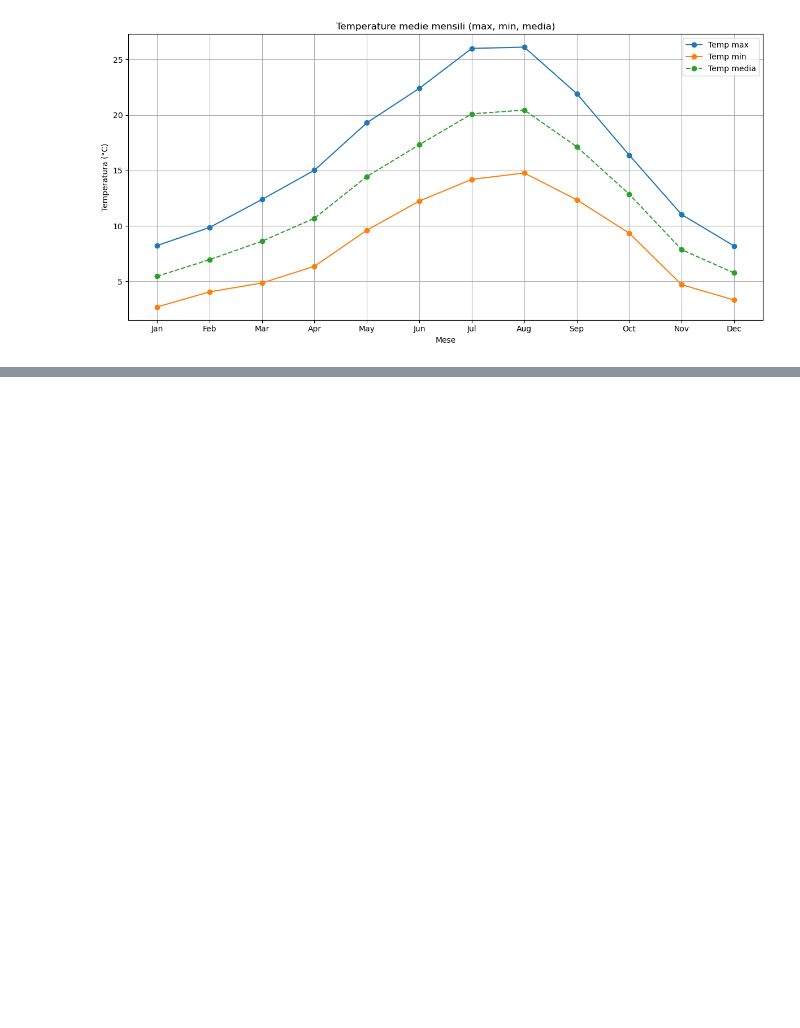
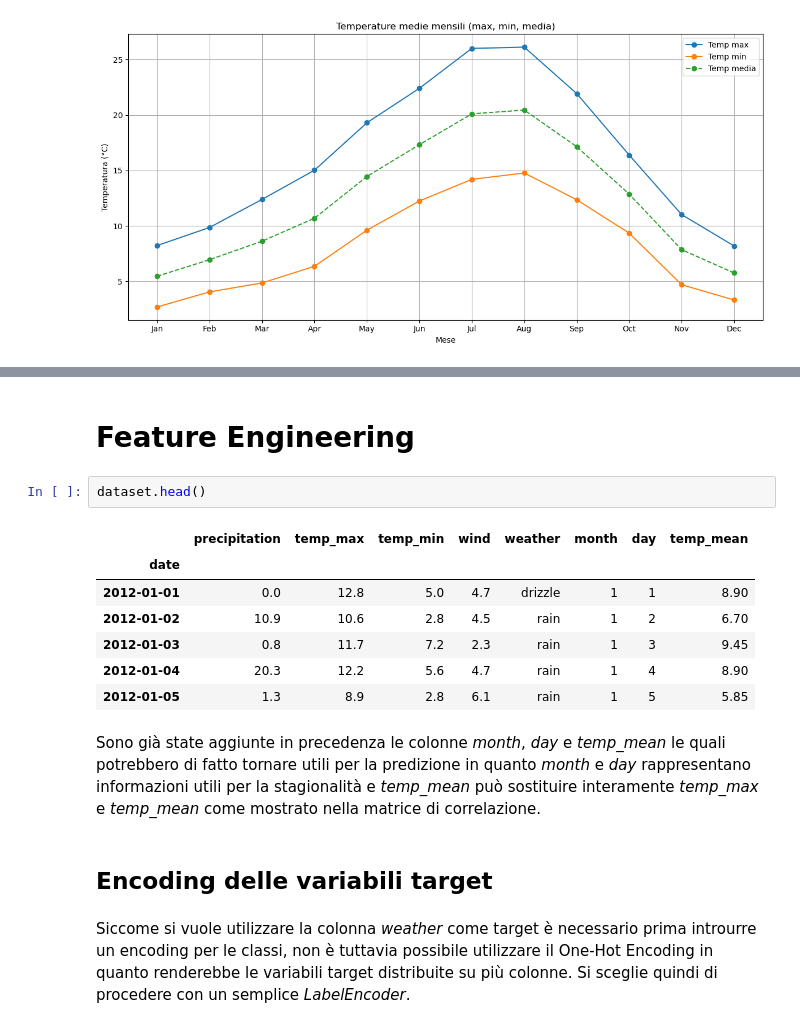
Before and after one commit to Orbmad/Data_Intensive_project, a Jupyter notebook: weather_predictions.ipynb, the cells around one changed output, grey strips where cells are left out. Drawn from its saved outputs; the diff is of its cells as text; blank space fills up the shorter version.

Commit message:
Added features engineering

```diff
--- a/weather_predictions.ipynb
+++ b/weather_predictions.ipynb
@@ -186,0 +205,18 @@ plt.show()
+# %% [markdown]
+# Feature Engineering
+# %%
+dataset.head()
+# %% [output]
+|  | precipitation | temp_max | temp_min | wind | weather | month | day | temp_mean |
+| date |  |  |  |  |  |  |  |  |
+| 2012-01-01 | 0.0 | 12.8 | 5.0 | 4.7 | drizzle | 1 | 1 | 8.90 |
+| 2012-01-02 | 10.9 | 10.6 | 2.8 | 4.5 | rain | 1 | 2 | 6.70 |
+| 2012-01-03 | 0.8 | 11.7 | 7.2 | 2.3 | rain | 1 | 3 | 9.45 |
+| 2012-01-04 | 20.3 | 12.2 | 5.6 | 4.7 | rain | 1 | 4 | 8.90 |
+| 2012-01-05 | 1.3 | 8.9 | 2.8 | 6.1 | rain | 1 | 5 | 5.85 |
+# %% [markdown]
+Sono già state aggiunte in precedenza le colonne *month*, *day* e *temp_mean* le quali potrebbero di fatto tornare utili per la predizione in quanto *month* e *day* rappresentano informazioni utili per la stagionalità e *temp_mean* può sostituire interamente *temp_max* e *temp_mean* come mostrato nella matrice di correlazione.
+# %% [markdown]
+## Encoding delle variabili target
+# %% [markdown]
+Siccome si vuole utilizzare la colonna *weather* come target è necessario prima introurre un encoding per le classi, non è tuttavia possibile utilizzare il One-Hot Encoding in quanto renderebbe le variabili target distribuite su più colonne. Si sceglie quindi di procedere con un semplice *LabelEncoder*.
```
Also changed, not shown: parts of 15 cells of this notebook.
